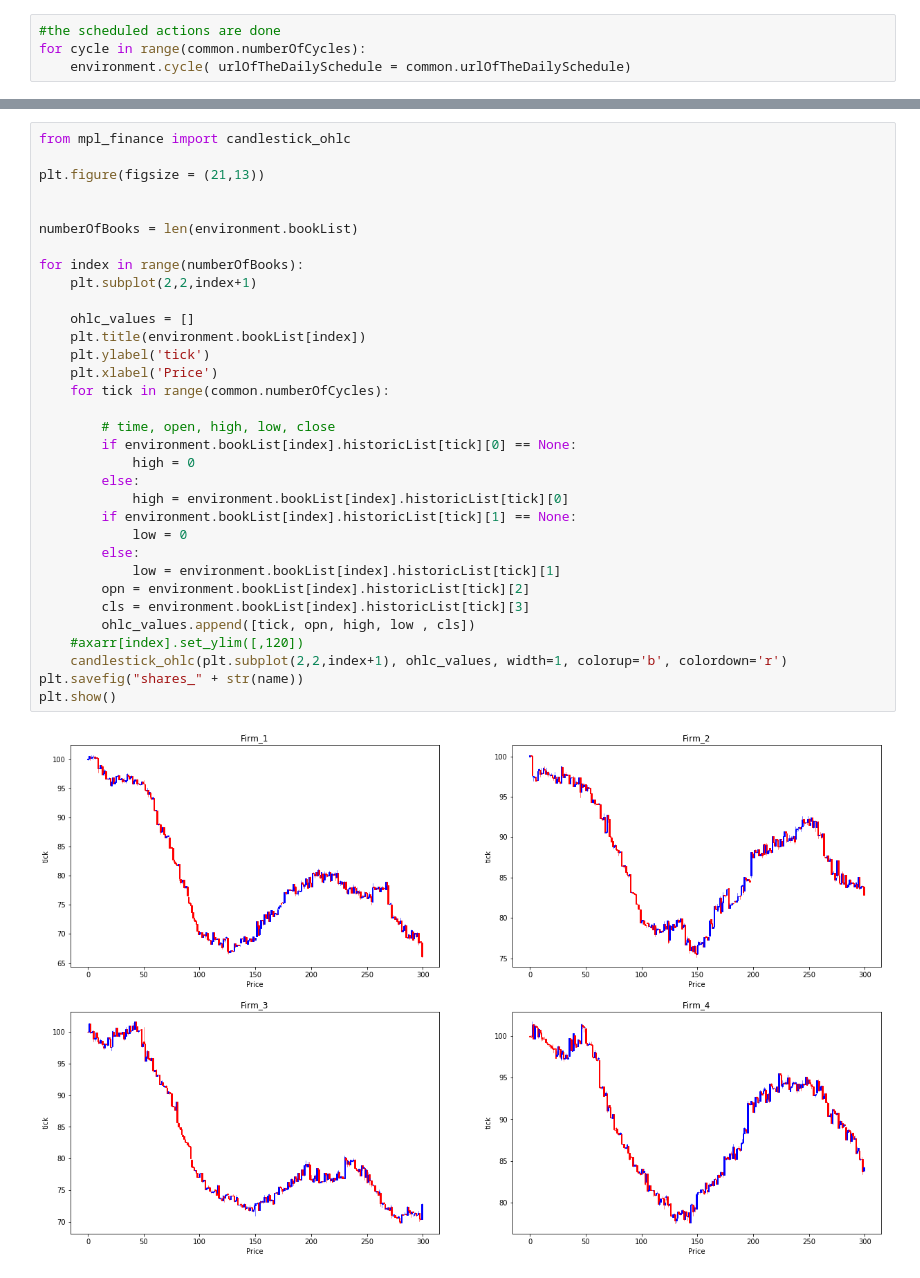
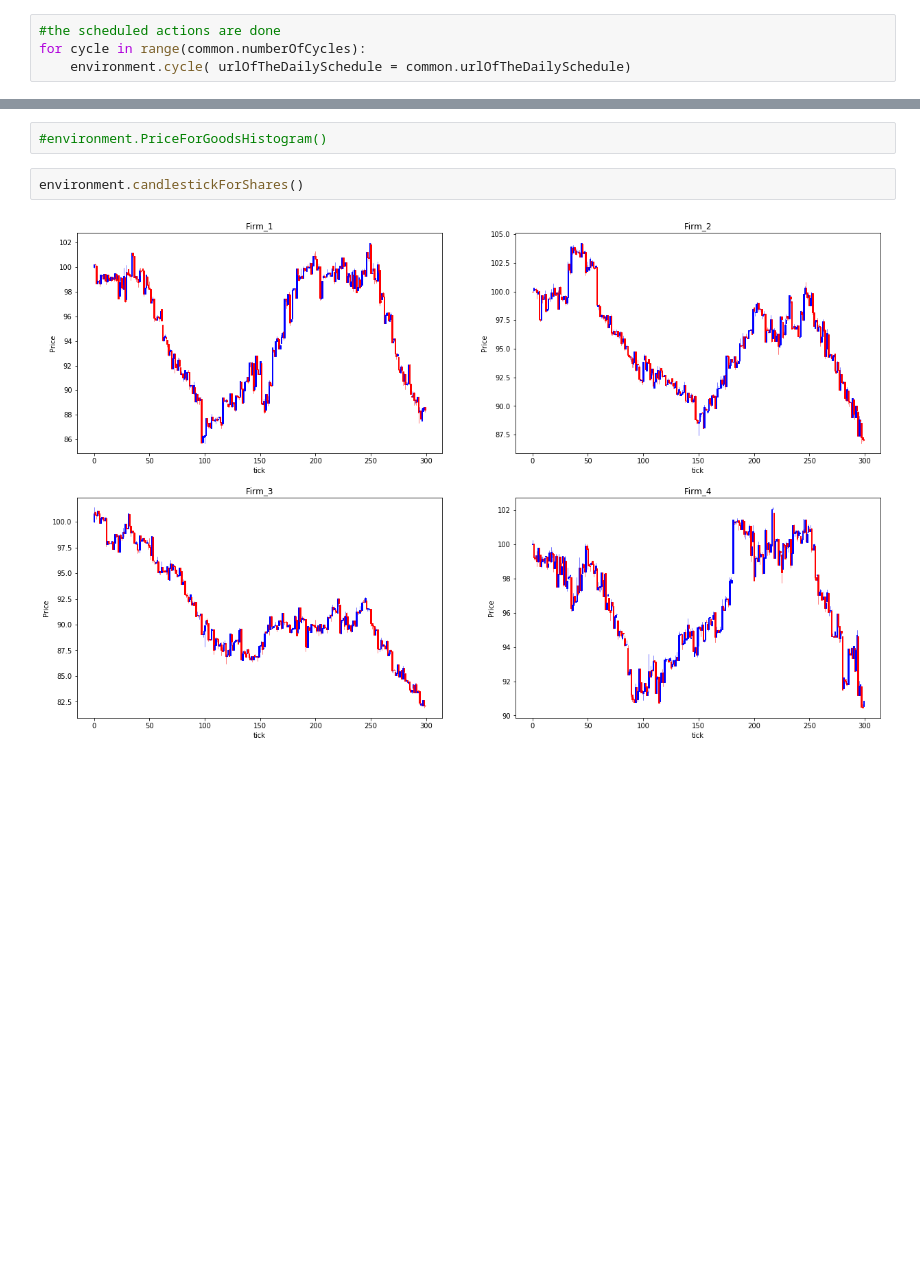
Before and after one commit to 4g0/Econofisica18-19, a Jupyter notebook: Model.ipynb, the cells around one changed output, grey strips where cells are left out. Cells and saved outputs as stored; diff of their text form; blank space fills up the shorter version.

```diff
--- a/Model.ipynb
+++ b/Model.ipynb
@@ -103,35 +57,6 @@ environment.PriceForGoodsHistogram()
-# %%
-from mpl_finance import candlestick_ohlc
-
-plt.figure(figsize = (21,13))
-
-
-numberOfBooks = len(environment.bookList)
-
-for index in range(numberOfBooks):
-    plt.subplot(2,2,index+1)
-
-    ohlc_values = []
-    plt.title(environment.bookList[index])
-    plt.ylabel('tick')
-    plt.xlabel('Price')
-    for tick in range(common.numberOfCycles):
-
-        # time, open, high, low, close
-        if environment.bookList[index].historicList[tick][0] == None:
-            high = 0
-        else:
-            high = environment.bookList[index].historicList[tick][0]
-        if environment.bookList[index].historicList[tick][1] == None:
-            low = 0
-        else:
-            low = environment.bookList[index].historicList[tick][1]
-        opn = environment.bookList[index].historicList[tick][2]
-        cls = environment.bookList[index].historicList[tick][3]
-        ohlc_values.append([tick, opn, high, low , cls])
-    #axarr[index].set_ylim([,120])
-    candlestick_ohlc(plt.subplot(2,2,index+1), ohlc_values, width=1, colorup='b', colordown='r')
-plt.savefig("shares_" + str(name))
-plt.show()
-# %% [output]
-[figure, removed]
+# %%
+#environment.PriceForGoodsHistogram()
+# %%
+environment.candlestickForShares()
+# %% [output]
+[figure, added]
```
Also changed, not shown: parts of 6 cells of this notebook, 3 other files.
